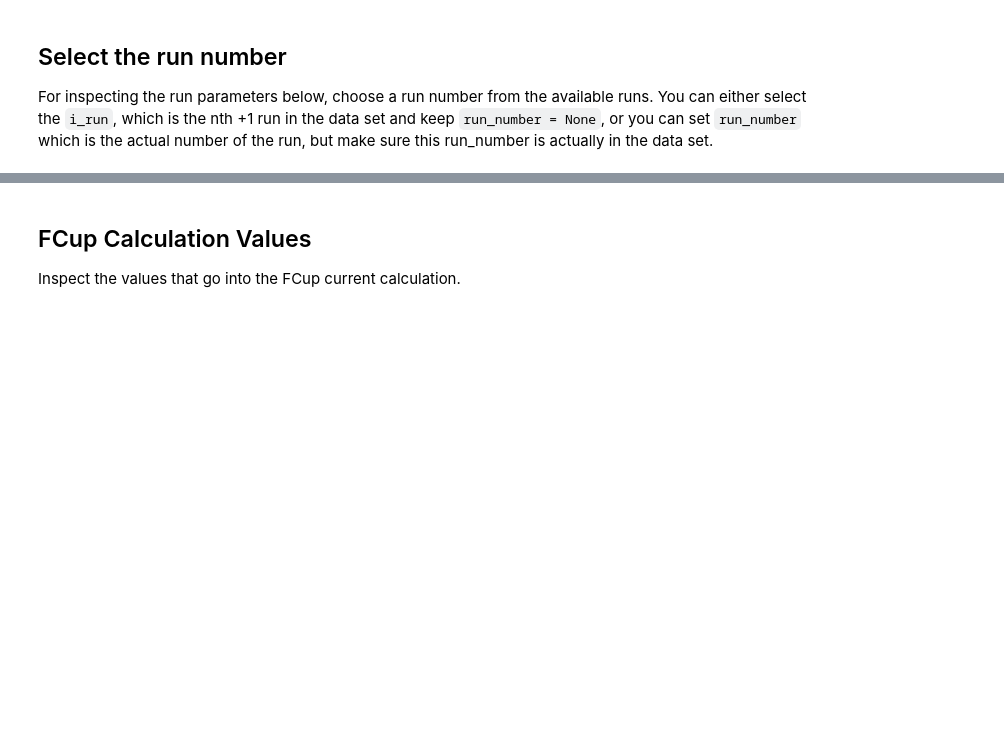
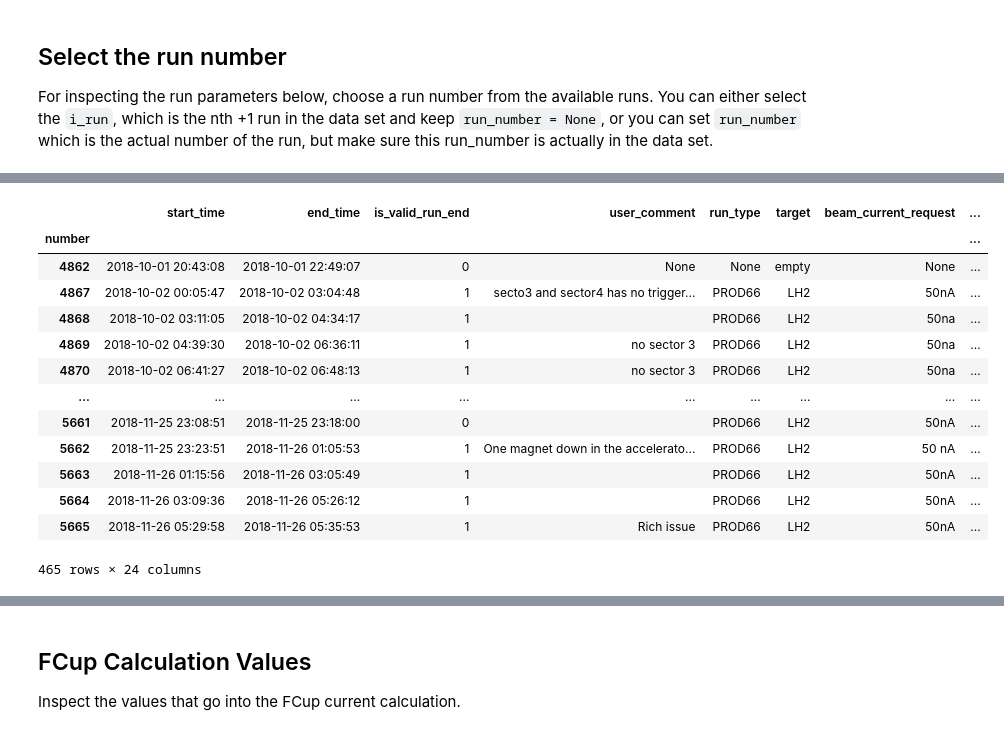
Before and after one commit to mholtrop/RunData, a Jupyter notebook: RGA_Data_checker.ipynb, the cells around one changed output, grey strips where cells are left out. Saved outputs shown, nothing was run; the diff lists cells and outputs as text; code cells hidden in the pictures; blank space fills up the shorter version.

```diff
--- a/RGA_Data_checker.ipynb
+++ b/RGA_Data_checker.ipynb
@@ -68,3 +92,20 @@ Run number = 4862 index no = 0 start_time = 2018-10-01 20:43:08  end_time = 2018
+# %%
+data.All_Runs
+# %% [output]
+|  | start_time | end_time | is_valid_run_end | user_comment | run_type | target | beam_current_request | ... |
+| number |  |  |  |  |  |  |  | ... |
+| 4862 | 2018-10-01 20:43:08 | 2018-10-01 22:49:07 | 0 | None | None | empty | None | ... |
+| 4867 | 2018-10-02 00:05:47 | 2018-10-02 03:04:48 | 1 | secto3 and sector4 has no trigger... | PROD66 | LH2 | 50nA | ... |
+| 4868 | 2018-10-02 03:11:05 | 2018-10-02 04:34:17 | 1 |  | PROD66 | LH2 | 50na | ... |
+| 4869 | 2018-10-02 04:39:30 | 2018-10-02 06:36:11 | 1 | no sector 3 | PROD66 | LH2 | 50na | ... |
+| 4870 | 2018-10-02 06:41:27 | 2018-10-02 06:48:13 | 1 | no sector 3 | PROD66 | LH2 | 50na | ... |
+| ... | ... | ... | ... | ... | ... | ... | ... | ... |
+| 5661 | 2018-11-25 23:08:51 | 2018-11-25 23:18:00 | 0 |  | PROD66 | LH2 | 50nA | ... |
+| 5662 | 2018-11-25 23:23:51 | 2018-11-26 01:05:53 | 1 | One magnet down in the accelerato... | PROD66 | LH2 | 50 nA | ... |
+| 5663 | 2018-11-26 01:15:56 | 2018-11-26 03:05:49 | 1 |  | PROD66 | LH2 | 50nA | ... |
+| 5664 | 2018-11-26 03:09:36 | 2018-11-26 05:26:12 | 1 |  | PROD66 | LH2 | 50nA | ... |
+| 5665 | 2018-11-26 05:29:58 | 2018-11-26 05:35:53 | 1 | Rich issue | PROD66 | LH2 | 50nA | ... |
+465 rows × 24 columns
 # %%
 # Initialize the data for the FCUP. We get the entire period because otherwise the beam_stop_atten may be empty.
 beam_stop_atten_time, fcup_offset_time =  initialize_fcup_param(run_sub_periods_available[selected_run_period], data=data)
```
Also changed, not shown: parts of 21 cells of this notebook.
